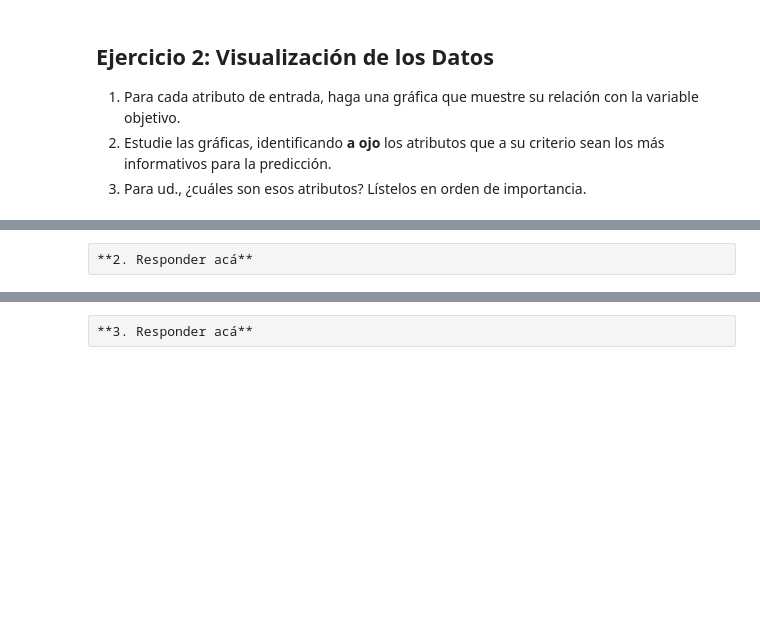
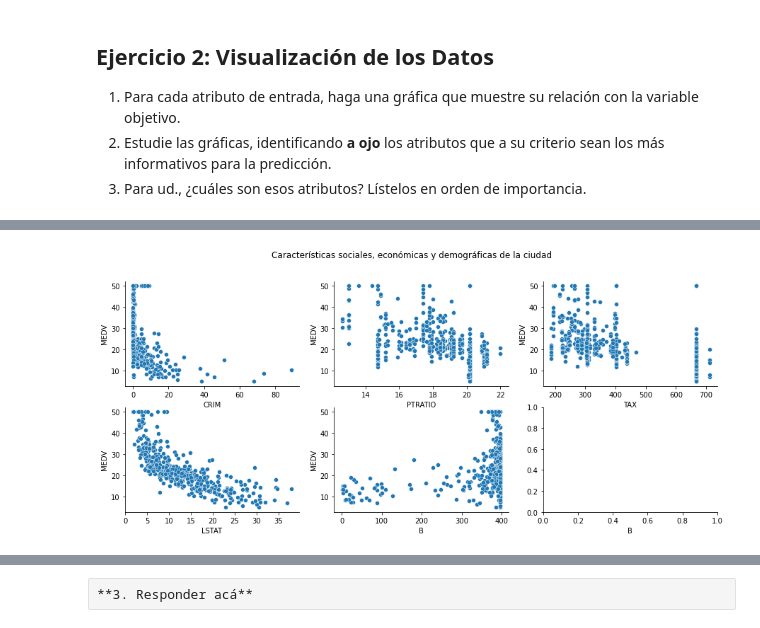
Before and after one commit to estebanarr/intro_aprendizaje_automatico, a Jupyter notebook: Notebooks/Laboratorio1.ipynb, the cells around one changed output, grey strips where cells are left out. Cells and saved outputs as stored; diff of their text form; code cells hidden in the pictures; blank space fills up the shorter version.

```diff
--- a/Notebooks/Laboratorio1.ipynb
+++ b/Notebooks/Laboratorio1.ipynb
@@ -159,2 +152,17 @@ plt.show()
-# %% [raw]
-**2. Responder acá**
+# %%
+f, axs = plt.subplots(nrows=2, ncols=3, figsize=(15,6))
+plt.suptitle("Características sociales, económicas y demográficas de la ciudad")
+sns.scatterplot(data=df, x='CRIM', y="MEDV", ax=axs[0,0])
+plt.xlabel("Tasa de criminalidad")       #Falta algo para que se aplique el label
+sns.scatterplot(data=df, x='PTRATIO', y="MEDV", ax=axs[0,1])
+plt.xlabel("Estudiantes por docente")
+sns.scatterplot(data=df, x='TAX', y="MEDV", ax=axs[0,2])
+plt.xlabel("Impuestos")
+sns.scatterplot(data=df, x='LSTAT', y="MEDV", ax=axs[1,0])
+plt.xlabel("Población de nivel socioeconómico bajo")
+sns.scatterplot(data=df, x='B', y="MEDV", ax=axs[1,1])
+plt.xlabel("B")
+sns.despine()
+plt.show()
+# %% [output]
+[figure, added]
```
Also changed, not shown: parts of 31 cells of this notebook.
